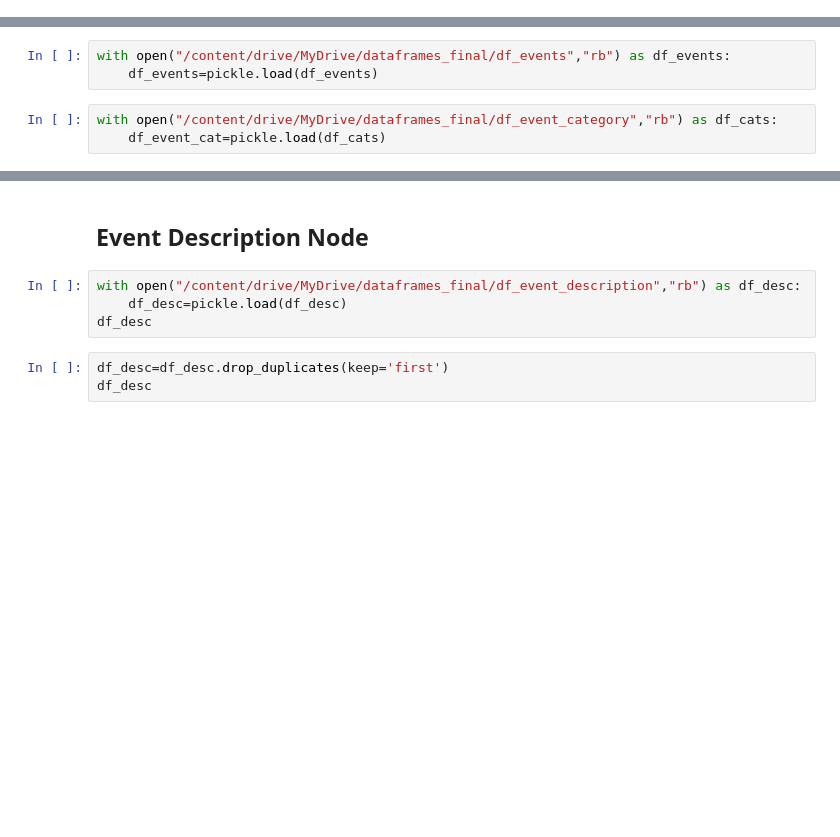
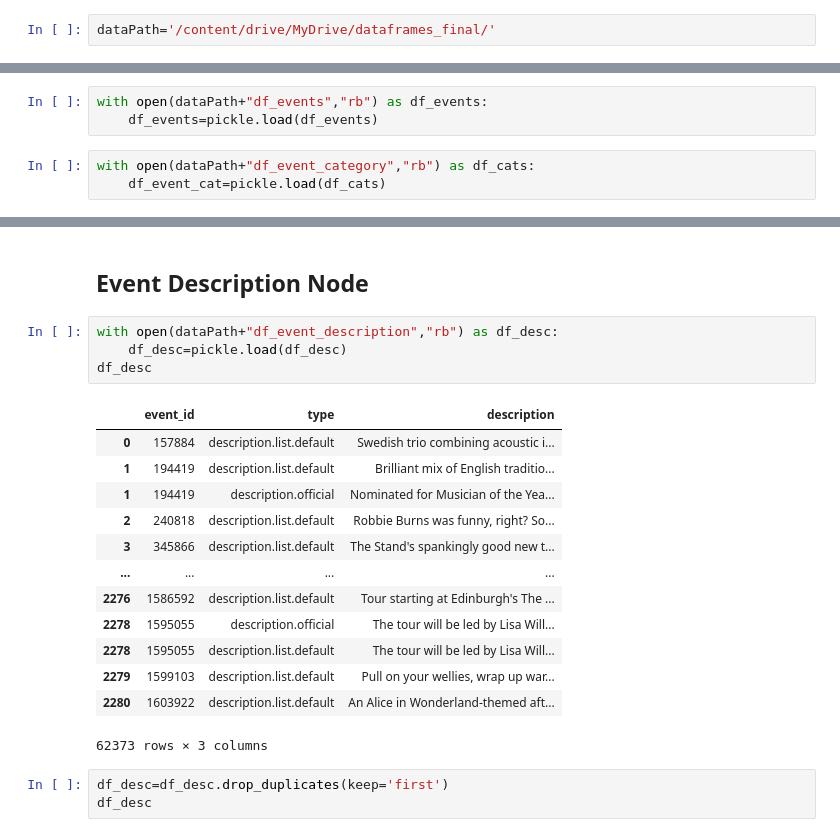
Before and after one commit to najmi050/KnowledgeGraphDataThistle, a Jupyter notebook: CE-Notebooks/KnowledgeGraph.ipynb, the cells around one changed output, grey strips where cells are left out. Saved outputs shown, nothing was run; the diff lists cells and outputs as text; blank space fills up the shorter version.

```diff
--- a/CE-Notebooks/KnowledgeGraph.ipynb
+++ b/CE-Notebooks/KnowledgeGraph.ipynb
@@ -43,3 +43,5 @@ from os import wait
+# %%
+dataPath='/content/drive/MyDrive/dataframes_final/'
 # %%
 g = Graph()
 
@@ -48,10 +50,10 @@ ce = Namespace("https://w3id.org/ce#")
 # %% [markdown]
 # **Event node**
 # %%
-with open("/content/drive/MyDrive/dataframes_final/df_events","rb") as df_events:
+with open(dataPath+"df_events","rb") as df_events:
     df_events=pickle.load(df_events)
 # %%
-with open("/content/drive/MyDrive/dataframes_final/df_event_category","rb") as df_cats:
+with open(dataPath+"df_event_category","rb") as df_cats:
     df_event_cat=pickle.load(df_cats)
 # %%
 df_events
@@ -89,9 +84,23 @@ for event_ in df_events['event_id']:
 # %% [markdown]
 ## Event Description Node
 # %%
-with open("/content/drive/MyDrive/dataframes_final/df_event_description","rb") as df_desc:
+with open(dataPath+"df_event_description","rb") as df_desc:
     df_desc=pickle.load(df_desc)
 df_desc
+# %% [output]
+|  | event_id | type | description |
+| 0 | 157884 | description.list.default | Swedish trio combining acoustic i... |
+| 1 | 194419 | description.list.default | Brilliant mix of English traditio... |
+| 1 | 194419 | description.official | Nominated for Musician of the Yea... |
+| 2 | 240818 | description.list.default | Robbie Burns was funny, right? So... |
+| 3 | 345866 | description.list.default | The Stand's spankingly good new t... |
+| ... | ... | ... | ... |
+| 2276 | 1586592 | description.list.default | Tour starting at Edinburgh's The ... |
+| 2278 | 1595055 | description.official | The tour will be led by Lisa Will... |
+| 2278 | 1595055 | description.list.default | The tour will be led by Lisa Will... |
+| 2279 | 1599103 | description.list.default | Pull on your wellies, wrap up war... |
+| 2280 | 1603922 | description.list.default | An Alice in Wonderland-themed aft... |
+62373 rows × 3 columns
 # %%
 df_desc=df_desc.drop_duplicates(keep='first')
 df_desc
```
Also changed, not shown: parts of 44 cells of this notebook.
